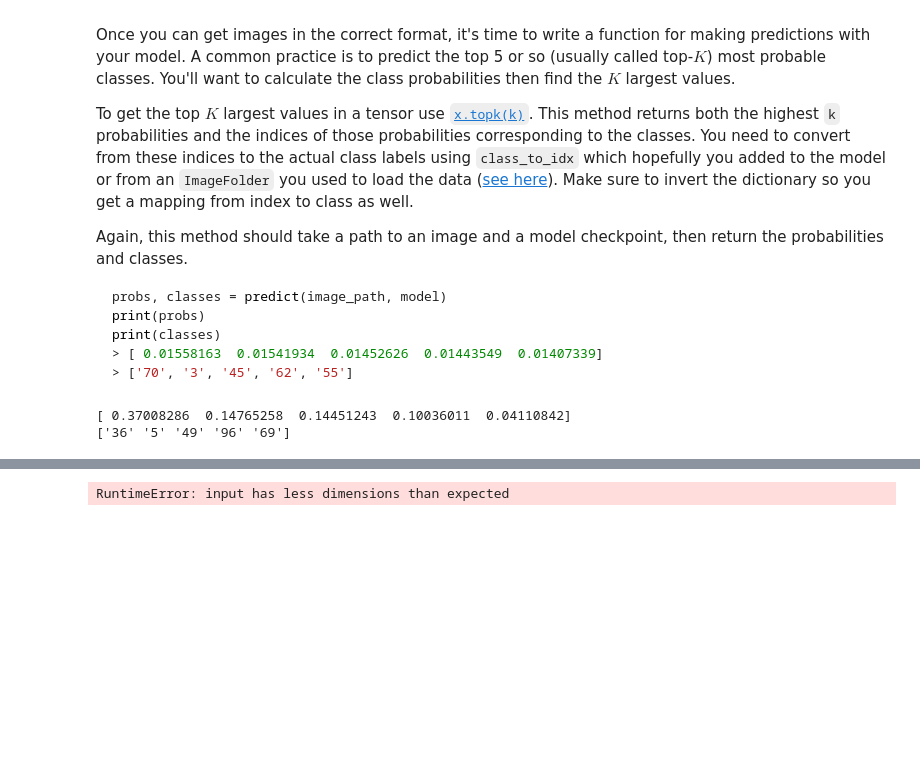
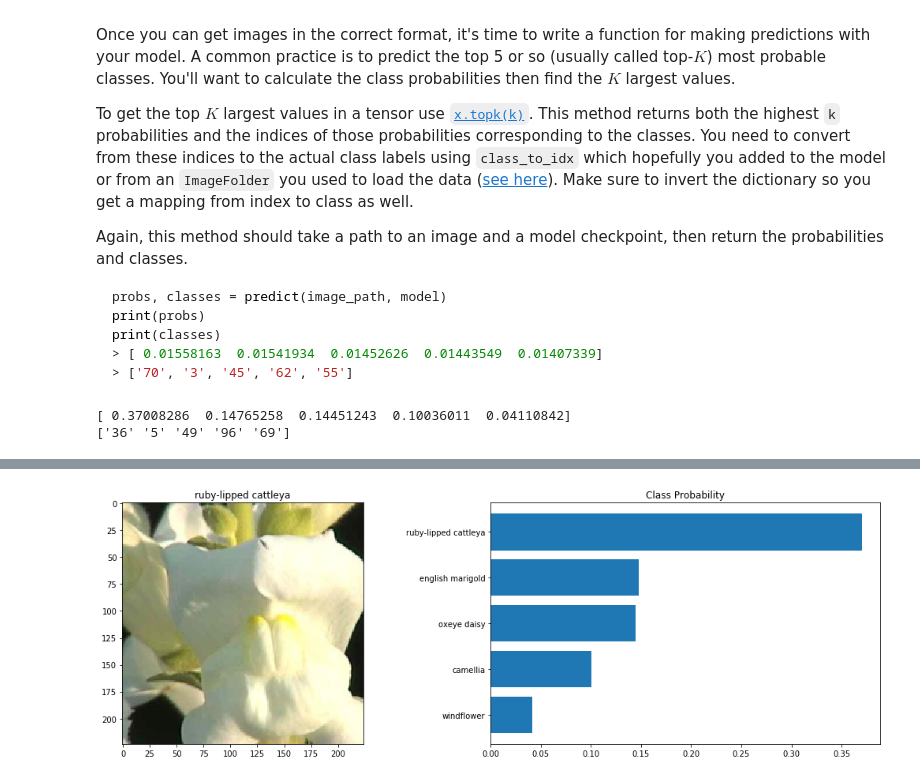
Before and after one commit to Ali-Parandeh/Udacity_AI_Programming_ND_Exercises, a Jupyter notebook: Project - Create Your Own Image Classifier/Image Classifier Project.ipynb, the cells around one changed output, grey strips where cells are left out. Saved outputs shown, nothing was run; the diff lists cells and outputs as text; code cells hidden in the pictures; blank space fills up the shorter version.

```diff
--- a/Project - Create Your Own Image Classifier/Image Classifier Project.ipynb
+++ b/Project - Create Your Own Image Classifier/Image Classifier Project.ipynb
@@ -468,8 +468,8 @@ To check your work, the function below converts a PyTorch tensor and displays it
 # %%
 def imshow(image, ax=None, title=None):
     """Imshow for Tensor."""
-    if ax is None:
-        fig, ax = plt.subplots()
+#     if ax is None:
+#         fig, ax = plt.subplots()
 
     # PyTorch tensors assume the color channel is the first dimension
     # but matplotlib assumes is the third dimension
@@ -482,6 +482,8 @@ def imshow(image, ax=None, title=None):
     # Image needs to be clipped between 0 and 1 or it looks like noise when displayed
     image = np.clip(image, 0, 1)
 
-    ax.imshow(image)
+    if title != None:
+        plt.title(title)
+    plt.imshow(image)
 
     return ax
@@ -544,34 +550,31 @@ Now that you can use a trained model for predictions, check to make sure it make
 <img src='assets/inference_example.png' width='300px'>
 
 You can convert from the class integer encoding to actual flower names with the `cat_to_name.json` file (should have been loaded earlier in the notebook). To show a PyTorch tensor as an image, use the `imshow` function defined above.
-# %%
-# TODO: Display an image along with the top 5 classes
-def view_classify(img, ps):
-    ''' Function for viewing an image and it's predicted classes.
-    '''
-    ps = ps.data.numpy().squeeze() # Squeeze method removes single-dimensional entries from the shape of an array.
-
-    fig, (ax1, ax2) = plt.subplots(figsize=(6,9), ncols=2)
-    ax1.imshow(img.resize_(3, 224, 224).numpy().squeeze())
-    ax1.axis('off')
-    ax2.barh(np.arange(10), ps)
-    ax2.set_aspect(0.1)
-    probs, classes = predict(image_path, model)
-    ax2.set_yticks(np.arange(5))
-    ax2.set_yticklabels(top_five_class_names, size='small');
-    ax2.set_title('Class Probability')
-    ax2.set_xlim(0, 1.1)
-
-test_images, test_labels = next(iter(test_loader))
-img = test_images[0]
-img = img.view(1, img.shape[0]*img.shape[1]*img.shape[2])
-
-with torch.no_grad():
-    output = model.forward(img)
-
-ps = torch.exp(output)
-
-
-view_classify(img.view(3, 224, 224), ps)
-# %% [output]
-RuntimeError: input has less dimensions than expected
+# %%
+# TODO: Display an image along with the top 5 classes
+def view_classify(image_path, model):
+    ''' Function for viewing an image and it's predicted classes.
+    '''
+    probs, classes = predict(image_path, model)
+    top_five_class_names = []
+
+    # Translate the flower class indices to class names and save in a list
+    for i in range(len(classes)):
+        top_five_class_names.append(cat_to_name[classes[i]])
+
+    # Plotting
+    plt.figure(figsize=(15, 5))
+    plt.subplot(1,2,1)
+    image_tensor = process_image("flowers/test/11/image_03098.jpg")
+    imshow(image_tensor, title=top_five_class_names[0])
+
+    plt.subplot(1,2,2)
+    plt.barh(np.arange(5), probs[::-1]) # Reverse the plotting order from top to bottom - high to low
+    plt.yticks(np.arange(5), top_five_class_names[::-1]) # Reverse the tick label order on y-axis
+    plt.title('Class Probability')
+
+    plt.tight_layout()
+# %%
+view_classify("flowers/test/11/image_03098.jpg", model)
+# %% [output]
+[figure, added]
```
Also changed, not shown: parts of 2 cells of this notebook.
